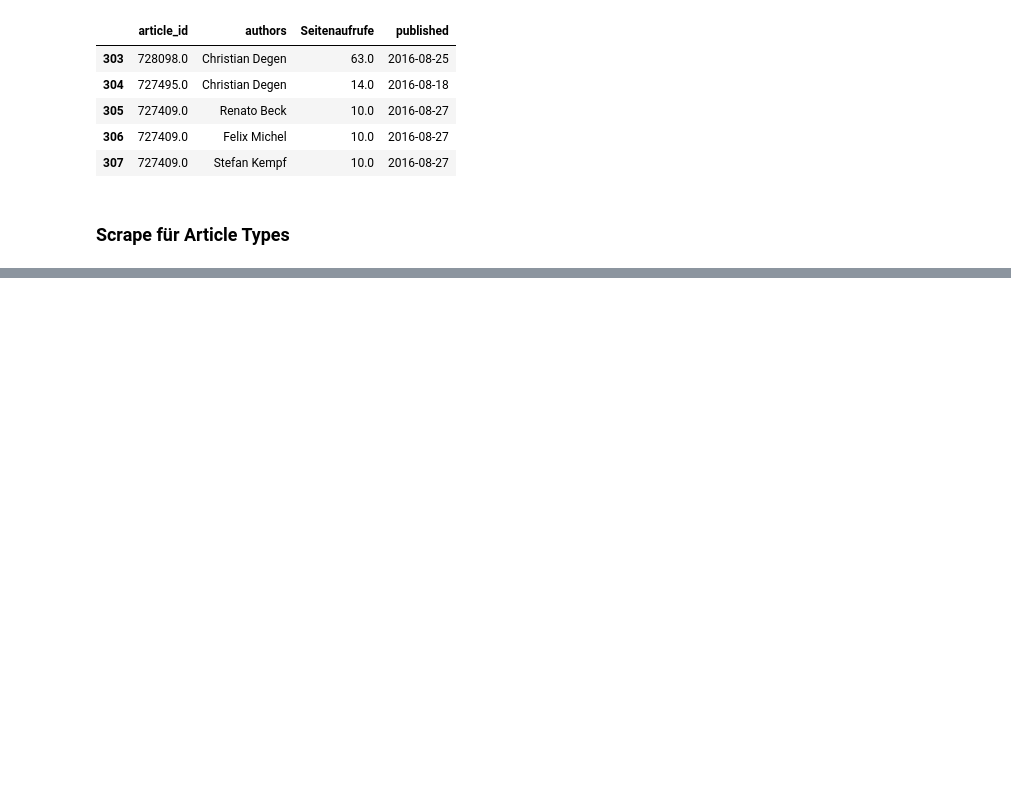
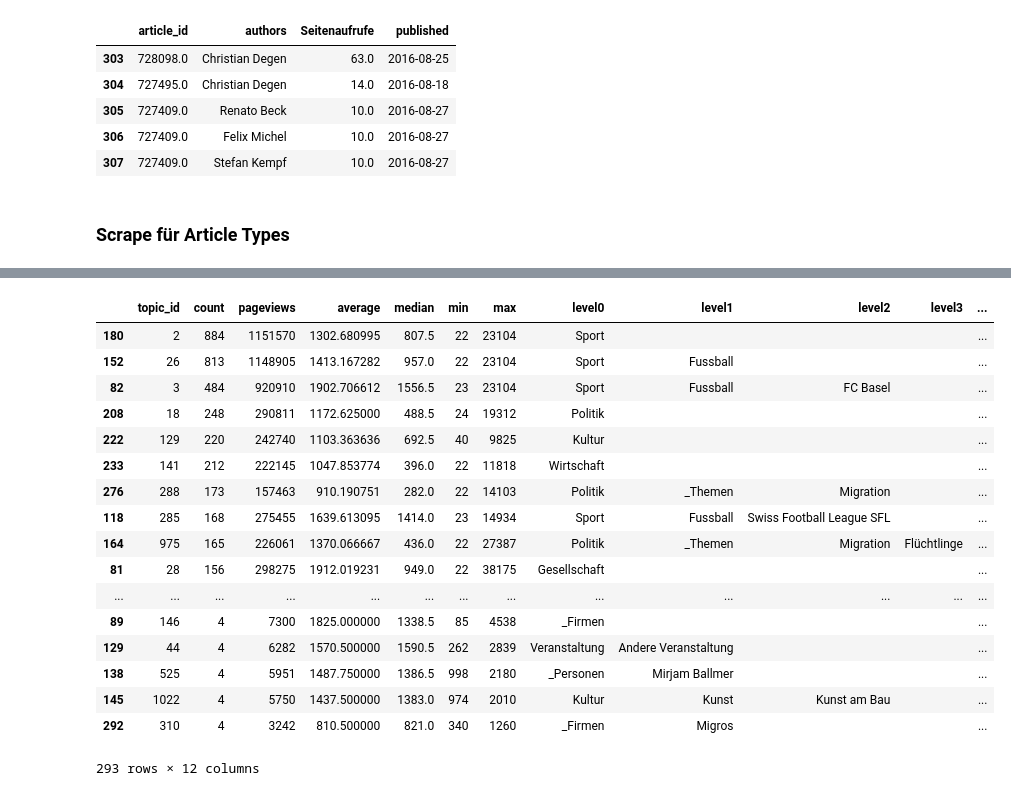
Before and after one commit to TagesWoche/analytics, a Jupyter notebook: Analytics_API_scrape.ipynb, the cells around one changed output, grey strips where cells are left out. Saved outputs shown, nothing was run; the diff lists cells and outputs as text; code cells hidden in the pictures; blank space fills up the shorter version.

```diff
--- a/Analytics_API_scrape.ipynb
+++ b/Analytics_API_scrape.ipynb
@@ -449,0 +870,22 @@ all_type_counts.to_csv('type_count.csv')
+# %%
+topics_selection.sort_values('count', ascending=False)
+topics_selection.to_csv('topics_selection.csv')
+# %% [output]
+|  | topic_id | count | pageviews | average | median | min | max | level0 | level1 | level2 | level3 | ... |
+| 180 | 2 | 884 | 1151570 | 1302.680995 | 807.5 | 22 | 23104 | Sport |  |  |  | ... |
+| 152 | 26 | 813 | 1148905 | 1413.167282 | 957.0 | 22 | 23104 | Sport | Fussball |  |  | ... |
+| 82 | 3 | 484 | 920910 | 1902.706612 | 1556.5 | 23 | 23104 | Sport | Fussball | FC Basel |  | ... |
+| 208 | 18 | 248 | 290811 | 1172.625000 | 488.5 | 24 | 19312 | Politik |  |  |  | ... |
+| 222 | 129 | 220 | 242740 | 1103.363636 | 692.5 | 40 | 9825 | Kultur |  |  |  | ... |
+| 233 | 141 | 212 | 222145 | 1047.853774 | 396.0 | 22 | 11818 | Wirtschaft |  |  |  | ... |
+| 276 | 288 | 173 | 157463 | 910.190751 | 282.0 | 22 | 14103 | Politik | _Themen | Migration |  | ... |
+| 118 | 285 | 168 | 275455 | 1639.613095 | 1414.0 | 23 | 14934 | Sport | Fussball | Swiss Football League SFL |  | ... |
+| 164 | 975 | 165 | 226061 | 1370.066667 | 436.0 | 22 | 27387 | Politik | _Themen | Migration | Flüchtlinge | ... |
+| 81 | 28 | 156 | 298275 | 1912.019231 | 949.0 | 22 | 38175 | Gesellschaft |  |  |  | ... |
+| ... | ... | ... | ... | ... | ... | ... | ... | ... | ... | ... | ... | ... |
+| 89 | 146 | 4 | 7300 | 1825.000000 | 1338.5 | 85 | 4538 | _Firmen |  |  |  | ... |
+| 129 | 44 | 4 | 6282 | 1570.500000 | 1590.5 | 262 | 2839 | Veranstaltung | Andere Veranstaltung |  |  | ... |
+| 138 | 525 | 4 | 5951 | 1487.750000 | 1386.5 | 998 | 2180 | _Personen | Mirjam Ballmer |  |  | ... |
+| 145 | 1022 | 4 | 5750 | 1437.500000 | 1383.0 | 974 | 2010 | Kultur | Kunst | Kunst am Bau |  | ... |
+| 292 | 310 | 4 | 3242 | 810.500000 | 821.0 | 340 | 1260 | _Firmen | Migros |  |  | ... |
+293 rows × 12 columns
```
Also changed, not shown: parts of 42 cells of this notebook, 23 other files.
